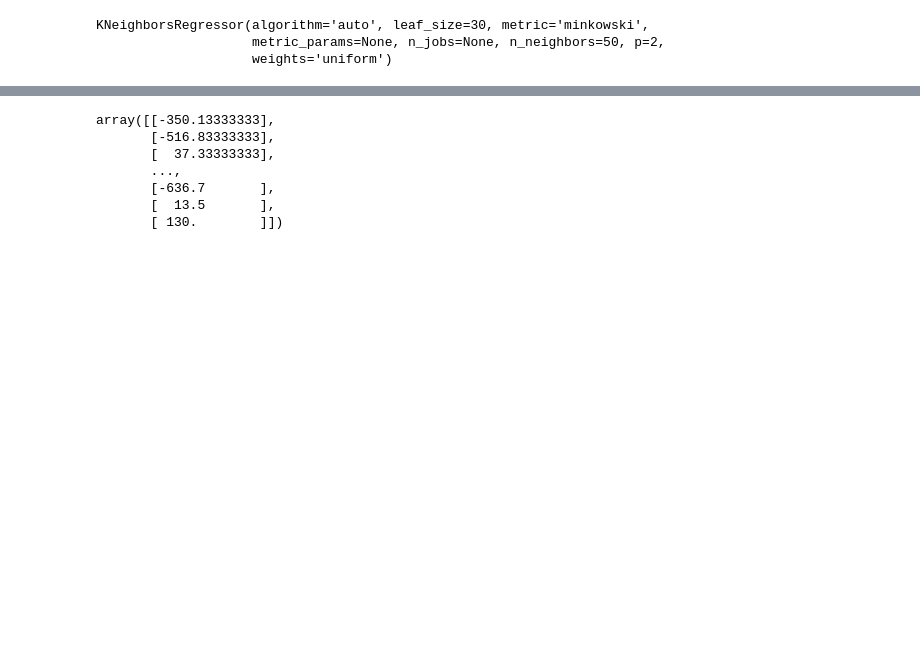
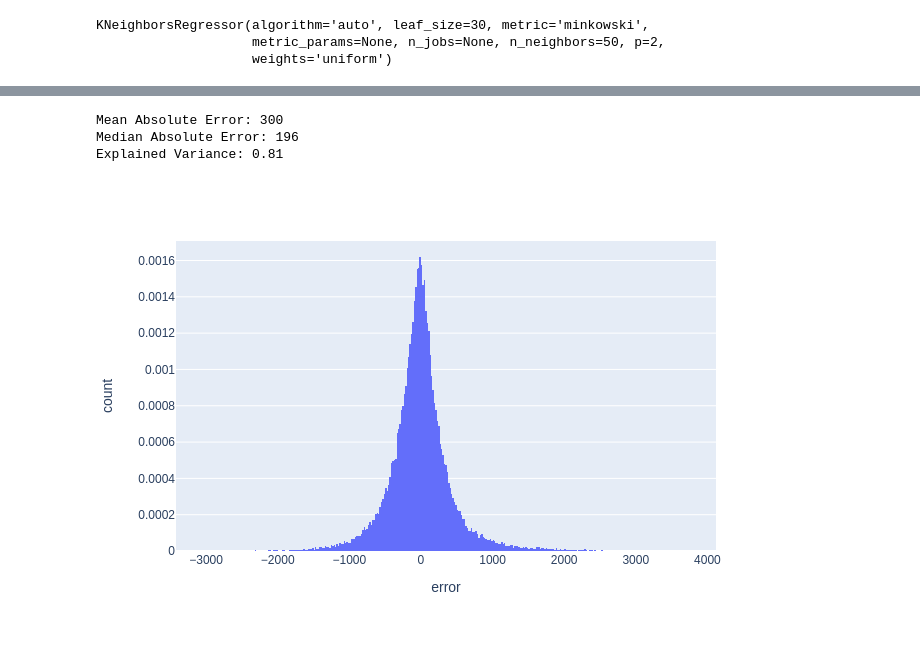
Before and after one commit to bramathon/tenant, a Jupyter notebook: modelling/KNN.ipynb, the cells around one changed output, grey strips where cells are left out. Drawn from its saved outputs; the diff is of its cells as text; code cells hidden in the pictures; blank space fills up the shorter version.

```diff
--- a/modelling/KNN.ipynb
+++ b/modelling/KNN.ipynb
@@ -9,5 +13,5 @@ from data_utils import load_dataset, core_metrics#, map_model
 # %%
-X_train, X_test, y_train, y_test, X_scaler, y_scaler = load_dataset(scale=True,one_hot=True,categorize_bedrooms=True)
+X_train, X_test, y_train, y_test, X_scaler = load_dataset(scale=True,one_hot=True,categorize_bedrooms=True)
 # %% [output]
 X Columns: {} Index(['date', 'latitude', 'longitude', 'area', 'pets', 'furnished',
        'unit_type_apartment', 'unit_type_condo', 'unit_type_house',
@@ -20,7 +24,7 @@ y Shape: (306414, 1)
 # %%
 from sklearn import neighbors
 # %%
-knn = neighbors.KNeighborsRegressor(n_neighbors=50)
+knn = neighbors.KNeighborsRegressor(n_neighbors=50,)
 knn.fit(X_train, y_train)
 # %% [output]
 KNeighborsRegressor(algorithm='auto', leaf_size=30, metric='minkowski',
@@ -40,10 +33,8 @@ Explained Variance: 0.81
-# %%
-y_pred-y_real
-# %% [output]
-array([[-350.13333333],
-       [-516.83333333],
-       [  37.33333333],
-       ...,
-       [-636.7       ],
-       [  13.5       ],
-       [ 130.        ]])
+# %%
+y_pred = knn.predict(X_test)
+core_metrics(y_test,y_pred)
+# %% [output]
+Mean Absolute Error: 300
+Median Absolute Error: 196
+Explained Variance: 0.81
+[figure, added]
```
Also changed, not shown: parts of 3 cells of this notebook, 1 other file.
